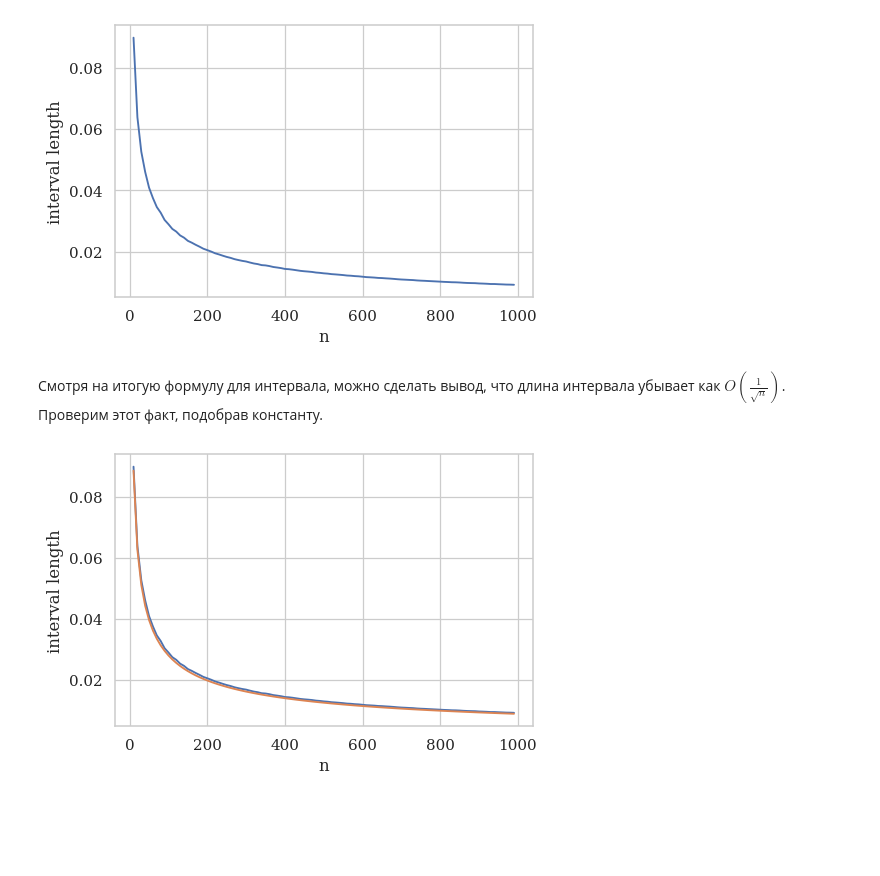
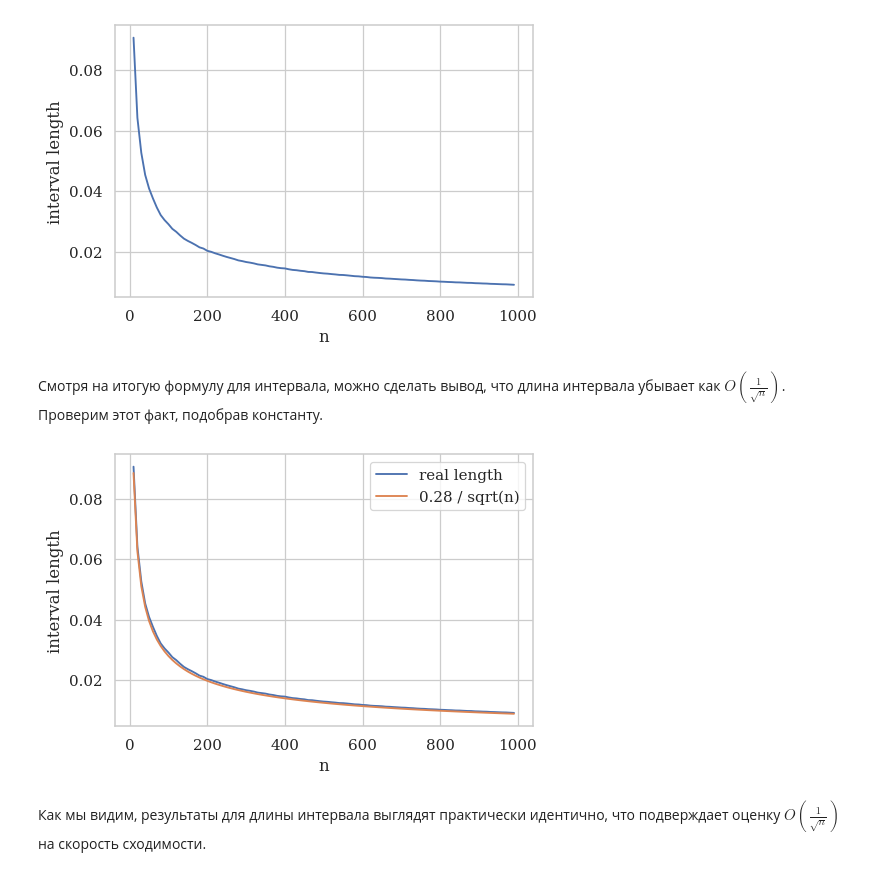
Before and after one commit to oxygen311/Statistics_MHW, a Jupyter notebook: HW1/Task3.ipynb, the cells around one changed output. Saved outputs shown, nothing was run; the diff lists cells and outputs as text; code cells hidden in the pictures; blank space fills up the shorter version.

```diff
--- a/HW1/Task3.ipynb
+++ b/HW1/Task3.ipynb
@@ -45,15 +45,17 @@ plt.show()
 # %% [output]
 [figure]
 # %% [markdown]
-Смотря на итогую формулу для интервала, можно сделать вывод, что длина интервала убывает как $O(\frac 1 {\sqrt n})$. Проверим этот факт, подобрав константу.
+Смотря на итогую формулу для интервала, можно сделать вывод, что длина интервала убывает как $O(\frac 1 {\sqrt n})$.
+Проверим этот факт, подобрав константу.
 # %%
 squares = [0.28/sqrt(n) for n in ns]
 
 plt.rcParams['figure.dpi'] = 90
 plt.plot(ns, ls, label='real length')
 plt.plot(ns, squares, label='0.28 / sqrt(n)')
 plt.xlabel('n')
 plt.ylabel('interval length')
+plt.legend()
 plt.show()
 # %% [output]
-[figure, old version]
+[figure, new version]
@@ -61,0 +62,2 @@ plt.show()
+# %% [markdown]
+Как мы видим, результаты для длины интервала выглядят практически идентично, что подверждает оценку $O(\frac 1 {\sqrt n})$ на скорость сходимости.
```
Also changed, not shown: parts of 1 cell of this notebook.
